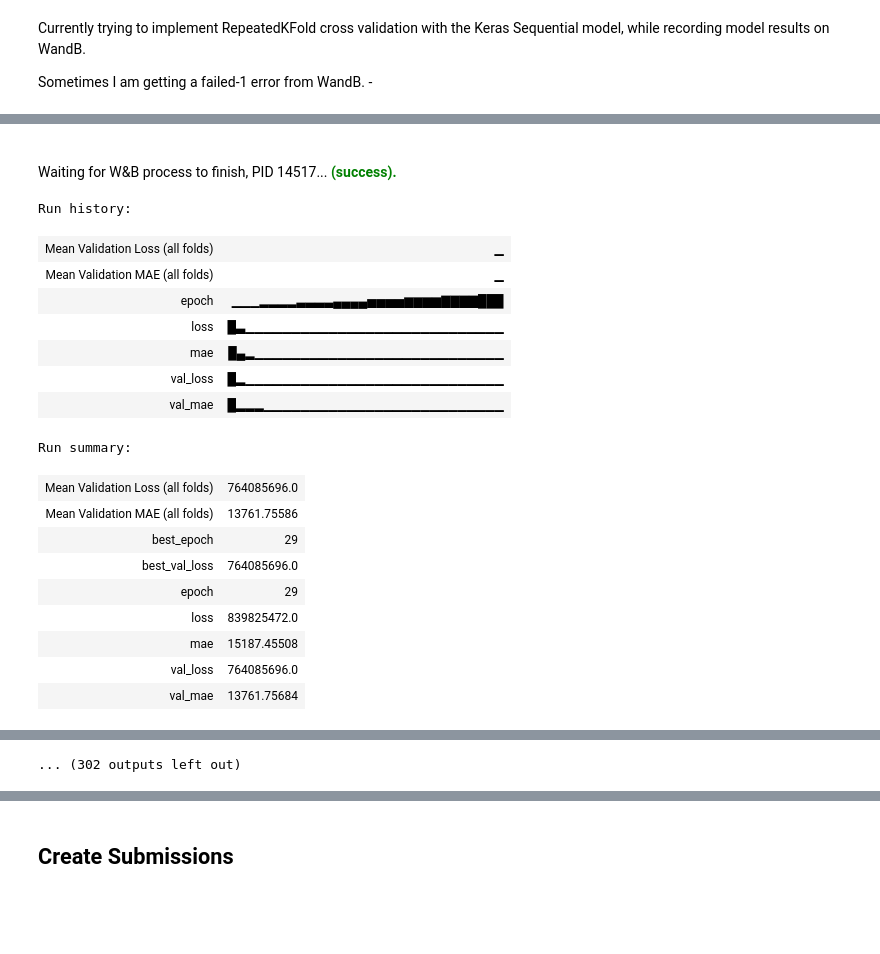
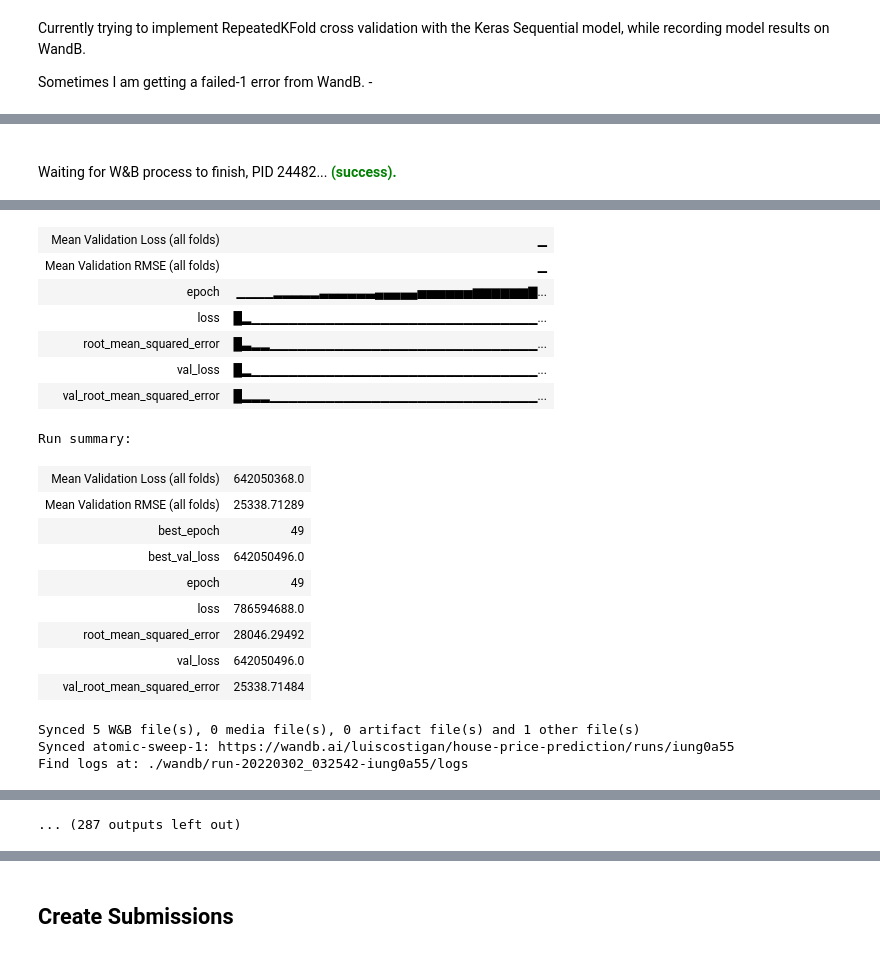
Before and after one commit to valencia21/data-science-projects, a Jupyter notebook: house-price-prediction/Models/tensorflow/tf_model_wrangling.ipynb, the cells around one changed output, grey strips where cells are left out. Drawn from its saved outputs; the diff is of its cells as text; code cells hidden in the pictures; blank space fills up the shorter version.

```diff
--- a/house-price-prediction/Models/tensorflow/tf_model_wrangling.ipynb
+++ b/house-price-prediction/Models/tensorflow/tf_model_wrangling.ipynb
@@ -12,7 +13,7 @@ def data():
     training = pd.read_csv("/root/data-science-projects-1/house-price-prediction/Models/sklearn/training_preprocessed")
     validation = pd.read_csv("/root/data-science-projects-1/house-price-prediction/Models/sklearn/validation_preprocessed")
     holdout = pd.read_csv("/root/data-science-projects-1/house-price-prediction/Models/sklearn/holdout_preprocessed")
-    holdout_predictions = pd.read_csv("/root/data-science-projects-1/house-price-prediction/Models/sklearn/holdout_preds_preprocessed")
+    holdout_predictions_df = pd.read_csv("/root/data-science-projects-1/house-price-prediction/Models/sklearn/holdout_preds_preprocessed")
     test = pd.read_csv("/root/data-science-projects-1/house-price-prediction/Models/sklearn/test_preprocessed")
 
     X_train = training.drop(columns="SalePrice")
@@ -22,7 +23,14 @@ def data():
     X_holdout = holdout.drop(columns="Actual_SalePrice")
     y_holdout = holdout["Actual_SalePrice"]
     X_test = test
-    return X_train, y_train, X_valid, y_valid, X_holdout, y_holdout, X_test
+    holdout_predictions_df = holdout_predictions_df
+    return X_train, y_train, X_valid, y_valid, X_holdout, y_holdout, X_test, holdout_predictions_df
+# %%
+X_train, y_train, X_valid, y_valid, X_holdout, y_holdout, X_test, holdout_predictions_df = data()
+# %%
+# Since this model uses k-fold validation, we don't need separate training and validation datasets
+X_train = X_train.append(X_valid).reset_index().drop(columns="index")
+y_train = y_train.append(y_valid).reset_index().drop(columns="index").values
 # %%
 wandb.init(project="house-price-prediction", entity="luiscostigan")
 # %% [output]
@@ -44,3 +44,14 @@ def create_model():
+# %%
+def create_model():
+    model = Sequential()
+    model.add(Dense(64, input_dim=X_train.shape[1], activation='relu'))
+    model.add(Dense(512, activation='relu'))
+    model.add(Dropout(wandb.config.dropout1))
+    model.add(Dense(512, activation='relu'))
+    model.add(Dense(1))
+    model.compile(optimizer='rmsprop', loss="mse", metrics=[RootMeanSquaredError()])
+
+    return model
 # %%
 from sklearn.model_selection import KFold
 
@@ -63,10 +74,10 @@ sweep_config = {
   "parameters": {
     "dropout1": {
       "min": 0.0,
-      "max": 0.8
+      "max": 0.6
     },
     "epochs": {
-      "values": [30,50,100]
+      "values": [30,50,100,200]
     },
     "batch_size": {
       "values": [16, 64, 128, 512]
@@ -82,7 +93,7 @@ config_defaults = {
 
 def train():
 
-  mae_per_fold = []
+  rmse_per_fold = []
   loss_per_fold = []
   fold_no = 1
 
@@ -110,7 +121,7 @@ def train():
       # Generate data for each
       scores = model.evaluate(np.asarray(X_train), y_train, callbacks=[WandbCallback()])
       print(f'Score for fold {fold_no}: {model.metrics_names[0]} of {scores[0]}; {model.metrics_names[1]} of {scores[1]}')
-      mae_per_fold.append(scores[1])
+      rmse_per_fold.append(scores[1])
       loss_per_fold.append(scores[0])
 
       # Increase fold number
@@ -119,17 +130,17 @@ def train():
       # == Provide average scores ==
       print('------------------------------------------------------------------------')
       print('Score per fold')
-      for i in range(0, len(mae_per_fold)):
+      for i in range(0, len(rmse_per_fold)):
         print('------------------------------------------------------------------------')
-        print(f'> Fold {i+1} - Loss: {loss_per_fold[i]} - MAE: {mae_per_fold[i]}%')
+        print(f'> Fold {i+1} - Loss: {loss_per_fold[i]} - RMSE: {rmse_per_fold[i]}%')
       print('------------------------------------------------------------------------')
       print('Average scores for all folds:')
-      print(f'> MAE: {np.mean(mae_per_fold)} (+- {np.std(mae_per_fold)})')
+      print(f'> RMSE: {np.mean(rmse_per_fold)} (+- {np.std(rmse_per_fold)})')
       print(f'> Loss: {np.mean(loss_per_fold)}')
       print('------------------------------------------------------------------------')
 
       wandb.log({
-        "Mean Validation MAE (all folds)": np.mean(mae_per_fold),
+        "Mean Validation RMSE (all folds)": np.mean(rmse_per_fold),
         "Mean Validation Loss (all folds)": np.mean(loss_per_fold)
         })
 
@@ -149,0 +173 @@ Sweep page: https://wandb.ai/luiscostigan/house-price-prediction/sweeps/7tqliuqb
+Waiting for W&B process to finish, PID 24482... (success).
@@ -161,19 +175,20 @@ Average scores for all folds:
-Waiting for W&B process to finish, PID 14517... (success).
+| Mean Validation Loss (all folds) | ▁ |
+| Mean Validation RMSE (all folds) | ▁ |
+| epoch | ▁▁▁▁▂▂▂▂▂▃▃▃▃▃▃▄▄▄▄▄▅▅▅▅▅▅▆▆▆▆▆▆▇... |
+| loss | █▂▁▁▁▁▁▁▁▁▁▁▁▁▁▁▁▁▁▁▁▁▁▁▁▁▁▁▁▁▁▁▁... |
+| root_mean_squared_error | █▃▂▂▁▁▁▁▁▁▁▁▁▁▁▁▁▁▁▁▁▁▁▁▁▁▁▁▁▁▁▁▁... |
+| val_loss | █▂▁▁▁▁▁▁▁▁▁▁▁▁▁▁▁▁▁▁▁▁▁▁▁▁▁▁▁▁▁▁▁... |
+| val_root_mean_squared_error | █▂▂▂▁▁▁▁▁▁▁▁▁▁▁▁▁▁▁▁▁▁▁▁▁▁▁▁▁▁▁▁▁... |
-Run history:
+Run summary:
-| Mean Validation Loss (all folds) | ▁ |
-| Mean Validation MAE (all folds) | ▁ |
-| epoch | ▁▁▁▂▂▂▂▃▃▃▃▄▄▄▄▅▅▅▅▆▆▆▆▇▇▇▇███ |
-| loss | █▃▁▁▁▁▁▁▁▁▁▁▁▁▁▁▁▁▁▁▁▁▁▁▁▁▁▁▁▁ |
-| mae | █▄▂▁▁▁▁▁▁▁▁▁▁▁▁▁▁▁▁▁▁▁▁▁▁▁▁▁▁▁ |
-| val_loss | █▂▁▁▁▁▁▁▁▁▁▁▁▁▁▁▁▁▁▁▁▁▁▁▁▁▁▁▁▁ |
-| val_mae | █▂▂▂▁▁▁▁▁▁▁▁▁▁▁▁▁▁▁▁▁▁▁▁▁▁▁▁▁▁ |
+| Mean Validation Loss (all folds) | 642050368.0 |
+| Mean Validation RMSE (all folds) | 25338.71289 |
+| best_epoch | 49 |
+| best_val_loss | 642050496.0 |
+| epoch | 49 |
+| loss | 786594688.0 |
+| root_mean_squared_error | 28046.29492 |
+| val_loss | 642050496.0 |
+| val_root_mean_squared_error | 25338.71484 |
-Run summary:
+Synced 5 W&B file(s), 0 media file(s), 0 artifact file(s) and 1 other file(s)
+Synced atomic-sweep-1: https://wandb.ai/luiscostigan/house-price-prediction/runs/iung0a55
+Find logs at: ./wandb/run-20220302_032542-iung0a55/logs
-| Mean Validation Loss (all folds) | 764085696.0 |
-| Mean Validation MAE (all folds) | 13761.75586 |
-| best_epoch | 29 |
-| best_val_loss | 764085696.0 |
-| epoch | 29 |
-| loss | 839825472.0 |
-| mae | 15187.45508 |
-| val_loss | 764085696.0 |
-| val_mae | 13761.75684 |
@@ -185 +199 @@ Sweep page: https://wandb.ai/luiscostigan/house-price-prediction/sweeps/7tqliuqb
-... (302 outputs left out)
+... (287 outputs left out)
```
Also changed, not shown: parts of 22 cells of this notebook, 1 other file.
